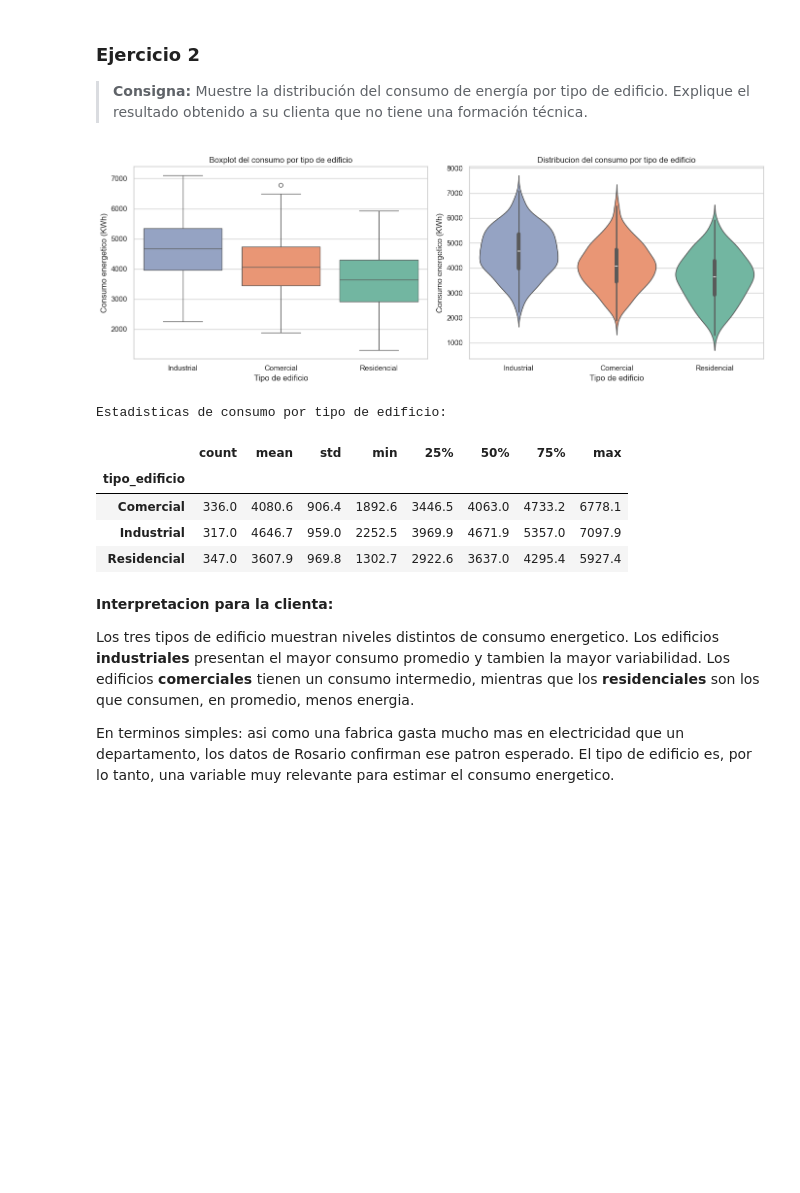
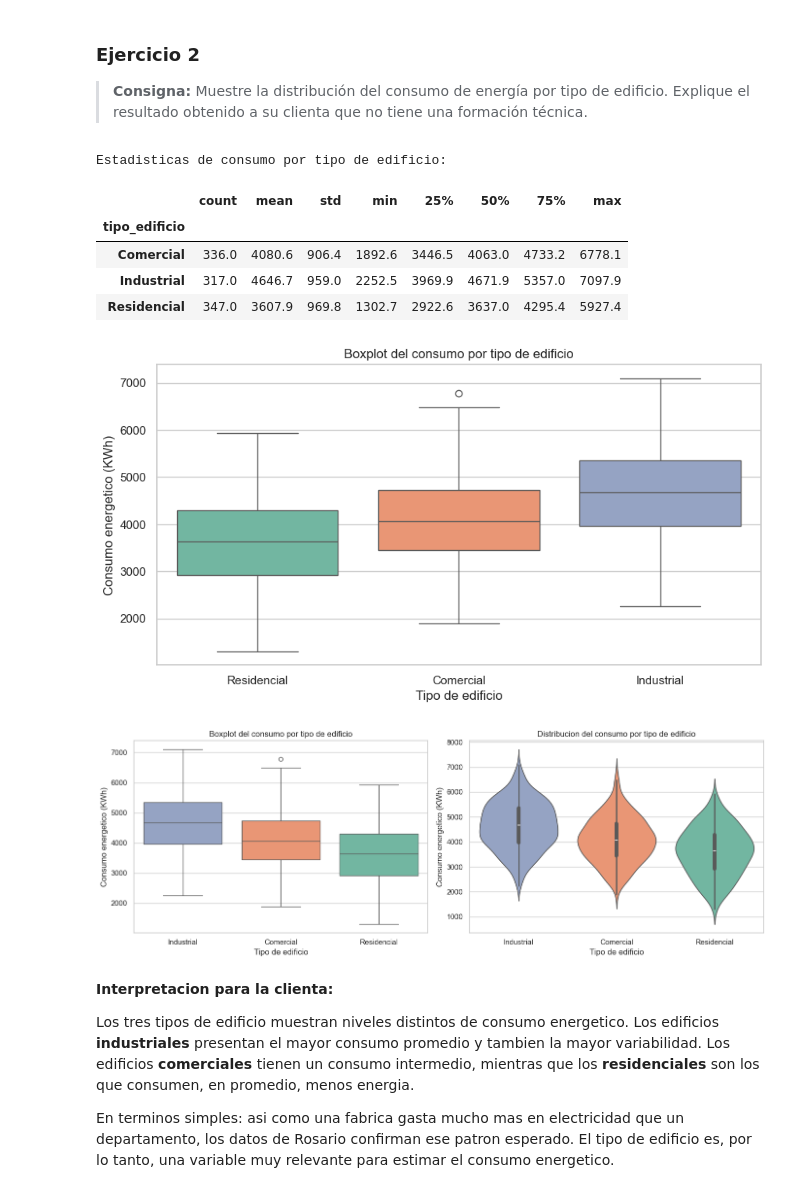
Before and after one commit to josiascs7/Fundamentos-de-Ciencia-de-Datos, a Jupyter notebook: Parciales/Modelo de Examen 1/examen_1_consumo_energetico.ipynb, the cells around one changed output. Saved outputs shown, nothing was run; the diff lists cells and outputs as text; code cells hidden in the pictures; blank space fills up the shorter version.

```diff
--- a/Parciales/Modelo de Examen 1/examen_1_consumo_energetico.ipynb
+++ b/Parciales/Modelo de Examen 1/examen_1_consumo_energetico.ipynb
@@ -112,6 +153,27 @@ Dataset unificado (sin metros_cuadrados invalidos): 934 registros, 8 columnas
 
 > **Consigna:** Muestre la distribución del consumo de energía por tipo de edificio. Explique el
 > resultado obtenido a su clienta que no tiene una formación técnica.
+# %%
+print("Estadisticas de consumo por tipo de edificio:")
+display(consumo.groupby('tipo_edificio')['consumo_energia'].describe().round(1))
+
+fig, ax = plt.subplots(figsize=(10, 5))
+
+sns.boxplot(data=consumo, x='tipo_edificio', y='consumo_energia',
+            hue='tipo_edificio', legend=False,
+            palette='Set2')
+ax.set_title('Boxplot del consumo por tipo de edificio')
+ax.set_xlabel('Tipo de edificio')
+ax.set_ylabel('Consumo energetico (KWh)')
+plt.show()
+# %% [output]
+Estadisticas de consumo por tipo de edificio:
+|  | count | mean | std | min | 25% | 50% | 75% | max |
+| tipo_edificio |  |  |  |  |  |  |  |  |
+| Comercial | 336.0 | 4080.6 | 906.4 | 1892.6 | 3446.5 | 4063.0 | 4733.2 | 6778.1 |
+| Industrial | 317.0 | 4646.7 | 959.0 | 2252.5 | 3969.9 | 4671.9 | 5357.0 | 7097.9 |
+| Residencial | 347.0 | 3607.9 | 969.8 | 1302.7 | 2922.6 | 3637.0 | 4295.4 | 5927.4 |
+[figure, added]
 # %%
 orden = (consumo.groupby('tipo_edificio')['consumo_energia']
          .median().sort_values(ascending=False).index.tolist())
@@ -134,17 +196,8 @@ axes[1].set_ylabel('Consumo energetico (KWh)')
 
 plt.tight_layout()
 plt.show()
-
-print("Estadisticas de consumo por tipo de edificio:")
-display(consumo.groupby('tipo_edificio')['consumo_energia'].describe().round(1))
 # %% [output]
 [figure]
-Estadisticas de consumo por tipo de edificio:
-|  | count | mean | std | min | 25% | 50% | 75% | max |
-| tipo_edificio |  |  |  |  |  |  |  |  |
-| Comercial | 336.0 | 4080.6 | 906.4 | 1892.6 | 3446.5 | 4063.0 | 4733.2 | 6778.1 |
-| Industrial | 317.0 | 4646.7 | 959.0 | 2252.5 | 3969.9 | 4671.9 | 5357.0 | 7097.9 |
-| Residencial | 347.0 | 3607.9 | 969.8 | 1302.7 | 2922.6 | 3637.0 | 4295.4 | 5927.4 |
 # %% [markdown]
 **Interpretacion para la clienta:**
 
```
Also changed, not shown: parts of 13 cells of this notebook.
